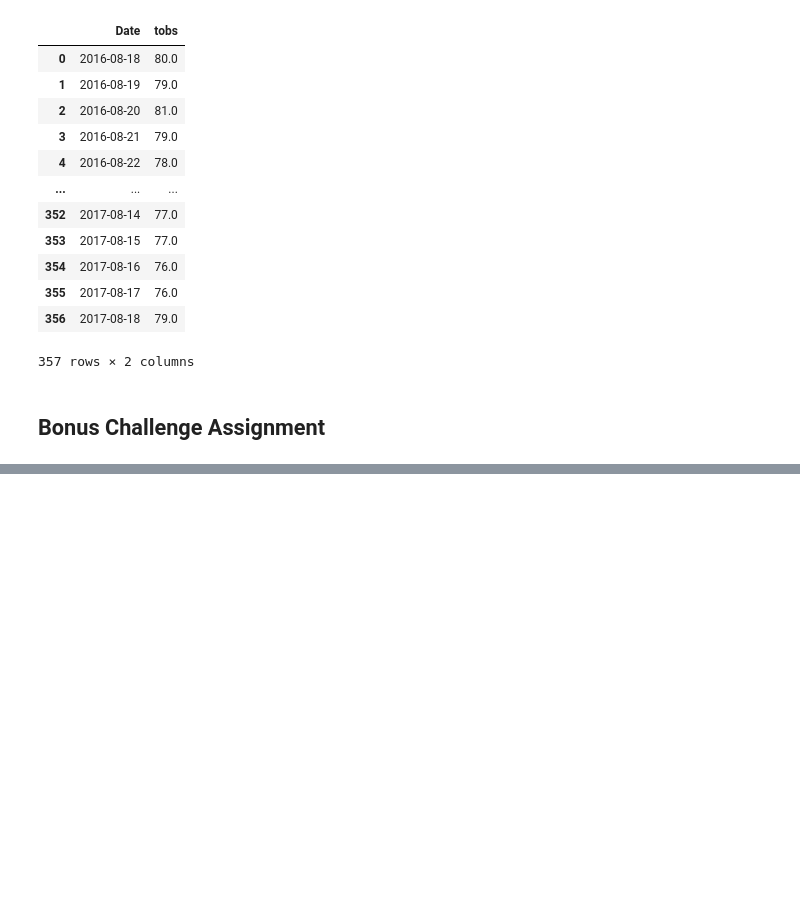
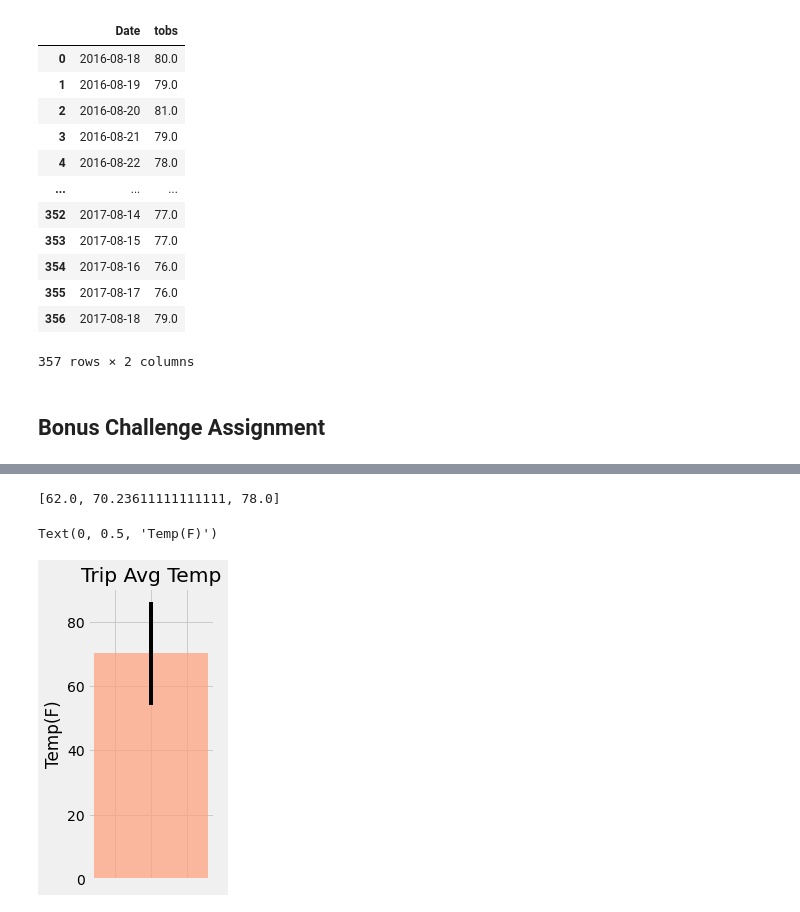
Before and after one commit to jeremychiaa/sqlalchemy-challenge, a Jupyter notebook: climate_starter.ipynb, the cells around one changed output, grey strips where cells are left out. Cells and saved outputs as stored; diff of their text form; code cells hidden in the pictures; blank space fills up the shorter version.

```diff
--- a/climate_starter.ipynb
+++ b/climate_starter.ipynb
@@ -257,8 +259,41 @@ print(calc_temps('2012-02-28', '2012-03-05'))
 # %%
 # Use your previous function `calc_temps` to calculate the tmin, tavg, and tmax
 # for your trip using the previous year's data for those same dates.
+trip_start_date = "2016-12-25"
+trip_end_date = "2017-01-05"
+
+# Apply function to chosen trip dates
+temps_list = calc_temps(trip_start_date, trip_end_date)
+
+# Convert numpy arrayto list
+temps_list = list(np.ravel(temps_list))
+
+# Print results
+print(temps_list)
+# %% [output]
+[62.0, 70.23611111111111, 78.0]
 # %%
 # Plot the results from your previous query as a bar chart.
 # Use "Trip Avg Temp" as your Title
 # Use the average temperature for the y value
 # Use the peak-to-peak (tmax-tmin) value as the y error bar (yerr)
+
+min_temp = temps_list[0]
+avg_temp = temps_list[1]
+max_temp = temps_list[2]
+yerr = max_temp - min_temp
+
+plt.figure(figsize=(2,5))
+plt.bar(x=1, height=avg_temp, color="lightsalmon", alpha=0.7, yerr=yerr)
+plt.tick_params(
+    axis='x',
+    which='both',
+    bottom=False,
+    top=False,
+    labelbottom=False
+)
+plt.title("Trip Avg Temp")
+plt.ylabel("Temp(F)")
+# %% [output]
+Text(0, 0.5, 'Temp(F)')
+[figure, added]
```
Also changed, not shown: parts of 7 cells of this notebook.
